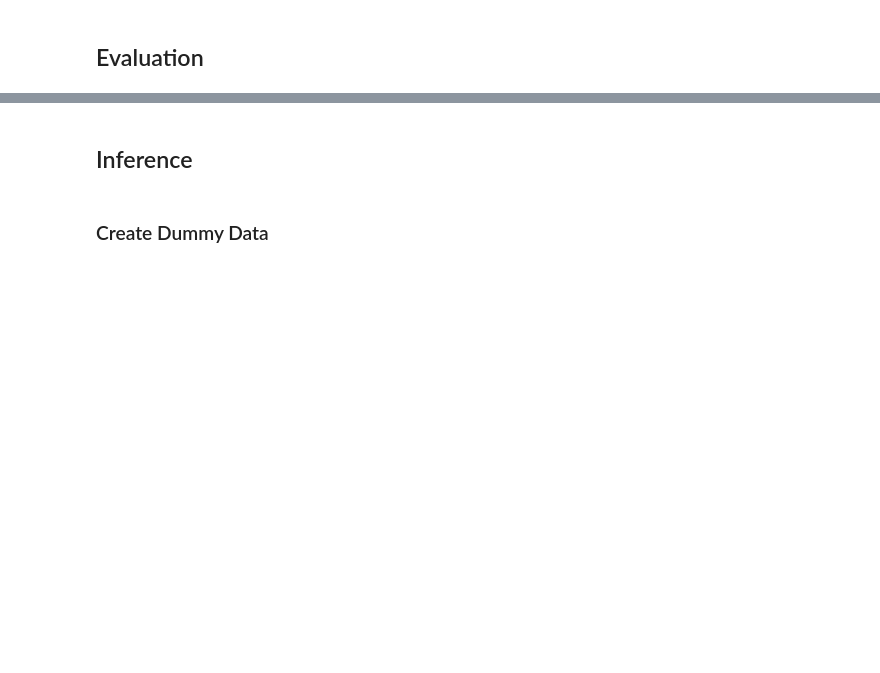
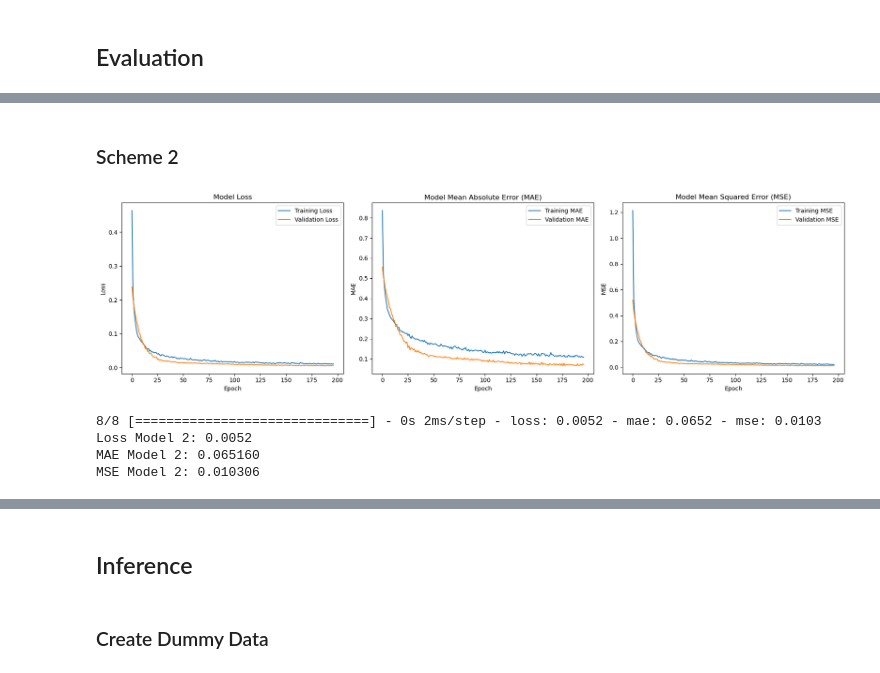
Before and after one commit to Sulbae/OlahGizi-Project, a Jupyter notebook: Nutrition Prediction Model/notebook.ipynb, the cells around one changed output, grey strips where cells are left out. Saved outputs shown, nothing was run; the diff lists cells and outputs as text; code cells hidden in the pictures; blank space fills up the shorter version.

```diff
--- a/Nutrition Prediction Model/notebook.ipynb
+++ b/Nutrition Prediction Model/notebook.ipynb
@@ -936,0 +941,7 @@ Epoch 100/100
+# %%
+# Model Parameter Config 2
+OPTIMIZER_2 = Adam()
+LOSS_2 = "huber"
+METRIC_2 = ["mae", "mse"]
+OUTPUT_ACTIVATION_2 = "linear"
+DROPOUT_2 = 0.3
@@ -936,0 +1001,10 @@ Epoch 100/100
+# %%
+# Train Model
+history_2 = model_2.fit(
+    X_train_2,
+    y_train_2,
+    validation_data=(X_val_2, y_val_2),
+    epochs=EPOCHS_2,
+    batch_size=BATCH_2,
+    callbacks=[early_stopping_2]
+)
@@ -996,0 +1093,46 @@ evaluasi_model_1
+# %% [markdown]
+### Scheme 2
+# %%
+plt.figure(figsize=(18, 5))
+
+# Loss
+
+plt.subplot(1, 3, 1)
+plt.plot(history_2.history['loss'], label='Training Loss')
+plt.plot(history_2.history['val_loss'], label='Validation Loss')
+plt.title('Model Loss')
+plt.xlabel('Epoch')
+plt.ylabel('Loss')
+plt.legend()
+
+# MAE
+plt.subplot(1, 3, 2)
+plt.plot(history_2.history['mae'], label='Training MAE')
+plt.plot(history_2.history['val_mae'], label='Validation MAE')
+plt.title('Model Mean Absolute Error (MAE)')
+plt.xlabel('Epoch')
+plt.ylabel('MAE')
+plt.legend()
+
+# MSE
+plt.subplot(1, 3, 3)
+plt.plot(history_2.history['mse'], label='Training MSE')
+plt.plot(history_2.history['val_mse'], label='Validation MSE')
+plt.title('Model Mean Squared Error (MSE)')
+plt.xlabel('Epoch')
+plt.ylabel('MSE')
+plt.legend()
+
+plt.tight_layout()
+plt.show()
+# %% [output]
+[figure, added]
+# %%
+loss_2, mae_2, mse_2 = model_2.evaluate(X_val_2, y_val_2)
+
+print(f"Loss Model 2: {loss_2:.4f} \nMAE Model 2: {mae_2:4f} \nMSE Model 2: {mse_2:4f}")
+# %% [output]
+8/8 [==============================] - 0s 2ms/step - loss: 0.0052 - mae: 0.0652 - mse: 0.0103
+Loss Model 2: 0.0052
+MAE Model 2: 0.065160
+MSE Model 2: 0.010306
```
Also changed, not shown: parts of 17 cells of this notebook.
